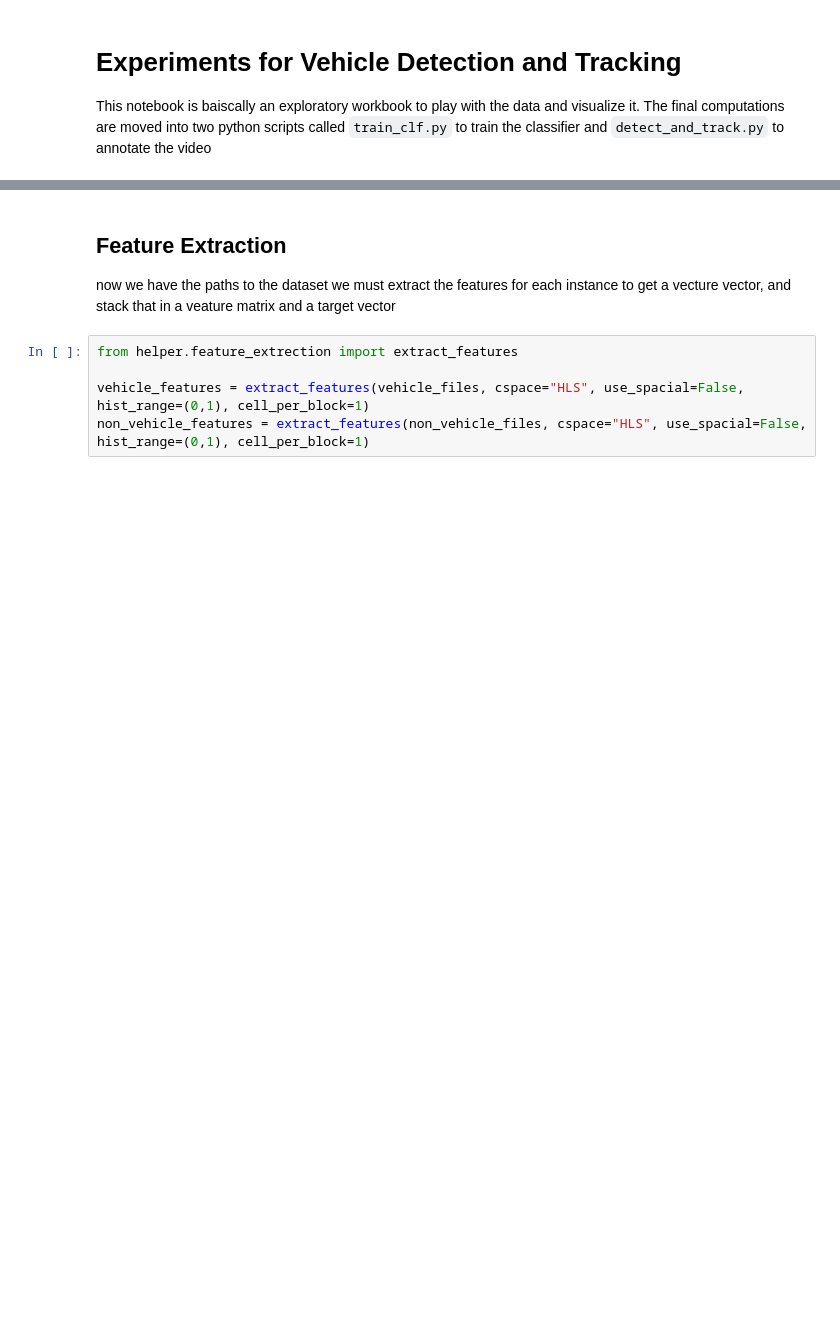
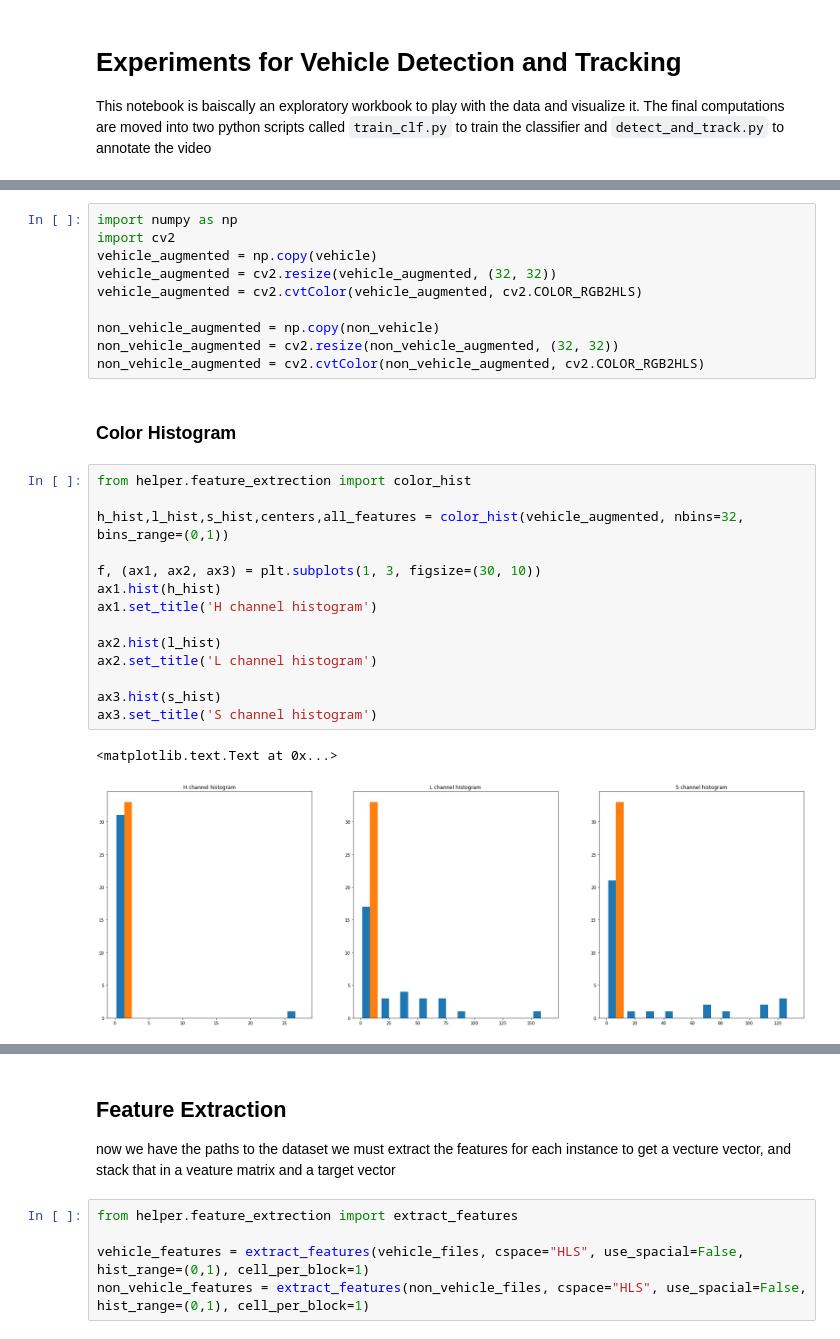
Before and after one commit to joergsimon/SDCND-Term1-Vehicle-Detection-and-Tracking, a Jupyter notebook: Vehicle Detection and tracking.ipynb, the cells around one changed output, grey strips where cells are left out. Saved outputs shown, nothing was run; the diff lists cells and outputs as text; blank space fills up the shorter version.

```diff
--- a/Vehicle Detection and tracking.ipynb
+++ b/Vehicle Detection and tracking.ipynb
@@ -13,0 +44,29 @@ print(data_look(vehicle_files, non_vehicle_files))
+# %%
+import numpy as np
+import cv2
+vehicle_augmented = np.copy(vehicle)
+vehicle_augmented = cv2.resize(vehicle_augmented, (32, 32))
+vehicle_augmented = cv2.cvtColor(vehicle_augmented, cv2.COLOR_RGB2HLS)
+
+non_vehicle_augmented = np.copy(non_vehicle)
+non_vehicle_augmented = cv2.resize(non_vehicle_augmented, (32, 32))
+non_vehicle_augmented = cv2.cvtColor(non_vehicle_augmented, cv2.COLOR_RGB2HLS)
+# %% [markdown]
+### Color Histogram
+# %%
+from helper.feature_extrection import color_hist
+
+h_hist,l_hist,s_hist,centers,all_features = color_hist(vehicle_augmented, nbins=32, bins_range=(0,1))
+
+f, (ax1, ax2, ax3) = plt.subplots(1, 3, figsize=(30, 10))
+ax1.hist(h_hist)
+ax1.set_title('H channel histogram')
+
+ax2.hist(l_hist)
+ax2.set_title('L channel histogram')
+
+ax3.hist(s_hist)
+ax3.set_title('S channel histogram')
+# %% [output]
+<matplotlib.text.Text at 0x...>
+[figure, added]
```
Also changed, not shown: parts of 15 cells of this notebook, 1 other file.
